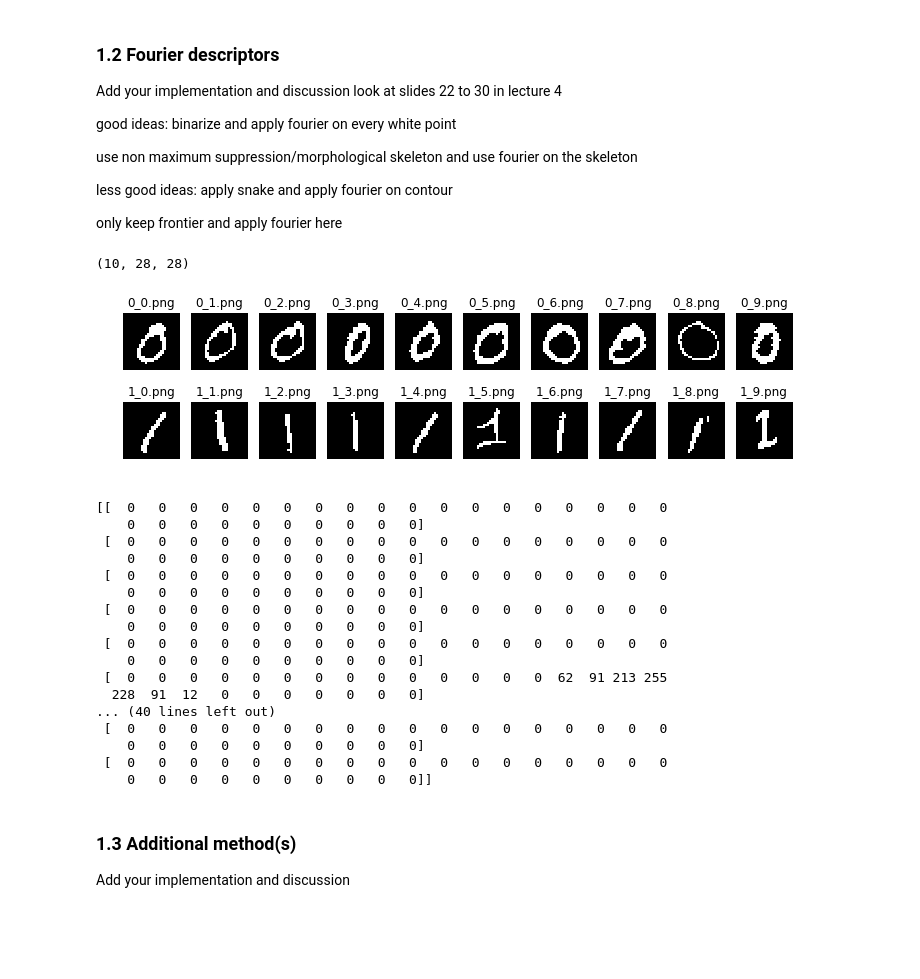
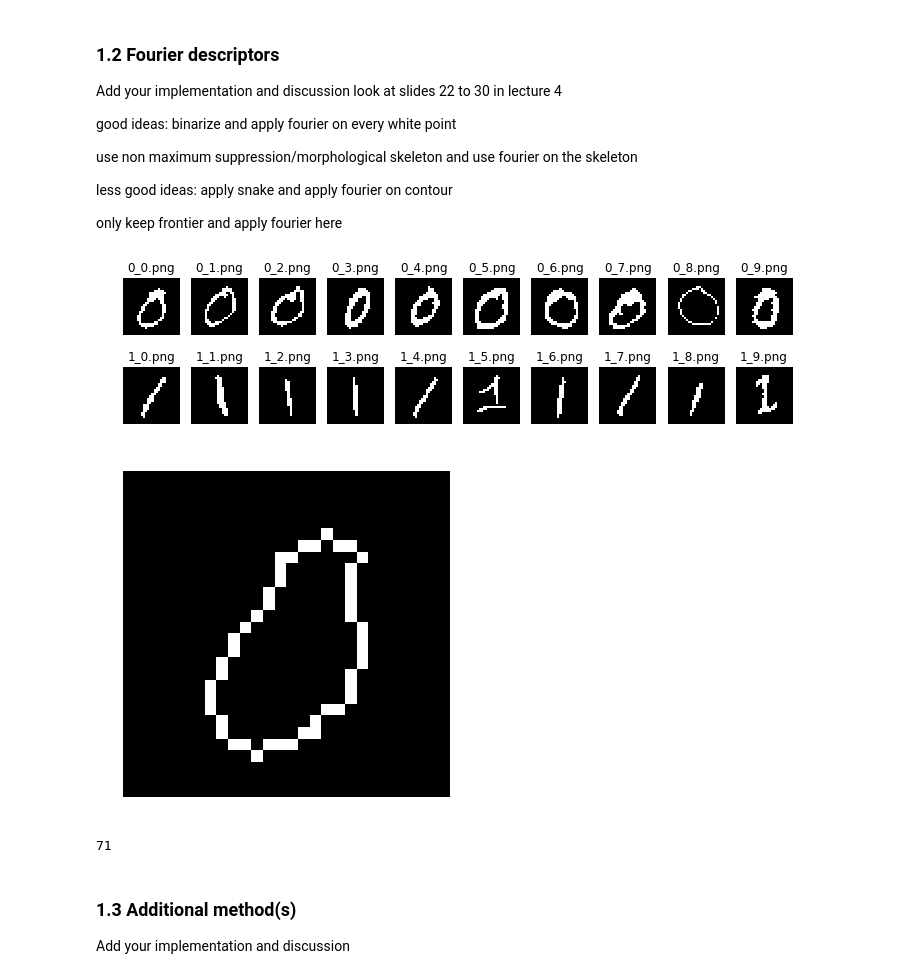
Before and after one commit to hellgheast/Image_analysis, a Jupyter notebook: lab_02_object_description_luca.ipynb, the cells around one changed output. Cells and saved outputs as stored; diff of their text form; code cells hidden in the pictures; blank space fills up the shorter version.

```diff
--- a/lab_02_object_description_luca.ipynb
+++ b/lab_02_object_description_luca.ipynb
@@ -90,73 +90,79 @@ only keep frontier and apply fourier here
 #from scipy.fftpack import fft, ifft
 #
 #fft(zeros_im[0]);
+import numpy as np
+import skimage.measure as mes
 
 #extract number of images and number of pixels
-print(zeros_im.shape)
 N_images, N,tmp = zeros_im.shape
-nb_contour =
+
+
 #binarize images and count number of points to be in descriptor
-thres = 200
+thres = 230
 zeros_im_bin = zeros_im.copy()
 for i in range(0,N_images):
     for j in range(0,N):
         for k in range(0,N):
             if zeros_im_bin[i][j,k] > thres:
                 zeros_im_bin[i][j,k] = 255
             else:
                 zeros_im_bin[i][j,k] = 0
 
 ones_im_bin = ones_im.copy()
 for i in range(0,N_images):
     for j in range(0,N):
         for k in range(0,N):
             if ones_im_bin[i][j,k] > thres:
                 ones_im_bin[i][j,k] = 255
             else:
                 ones_im_bin[i][j,k] = 0
 
 #visualize binarization
 fig, axes = plt.subplots(2, len(zeros_im), figsize=(12, 3))
 for ax, im, nm in zip(axes[0], zeros_im_bin, zeros_names):
     ax.imshow(im, cmap='gray')
     ax.axis('off')
     ax.set_title(nm)
 for ax, im, nm in zip(axes[1], ones_im_bin, ones_names):
     ax.imshow(im, cmap='gray')
     ax.axis('off')
     ax.set_title(nm)
 
-#count number of pixels in
-#apply fourier descriptors on white pixels
+#contour_zeros will be a list of lists of ndarrayw with the coordinates of the contour
+#access it with contour_zeros[im_idx,arra_idx,]
+contour_zeros = []
+contour_ones = []
+for i in range(0,N_images):
+    contour_zeros.append(mes.find_contours(zeros_im_bin[i], 128, fully_connected='high', positive_orientation='low'))
+    contour_ones.append(mes.find_contours(ones_im_bin[i], 128, fully_connected='high', positive_orientation='low'))
 
-for i in range(0,N_images):
-    for j in range(0,N):
-        for k in range(0,N):
-            if zeros_im_bin[i][j,k] == 255:
+zeros_contour_im = np.zeros((N_images,N,N))
+ones_contour_im = np.zeros((N_images,N,N))
+for j in range(0,N_images):
+    for i in range(0,len(contour_zeros[j][0])):
+        zeros_contour_im[j,int(round(contour_zeros[j][0][i,0])),int(round(contour_zeros[j][0][i,1]))] = 255
+    for i in range(0,len(contour_ones[j][0])):
+        ones_contour_im[j,int(round(contour_ones[j][0][i,0])),int(round(contour_ones[j][0][i,1]))] = 255
+
+#visualize one contour
+fig, ax = plt.subplots(1, 1, figsize=(6, 6))
+ax.imshow(zeros_contour_im[0], cmap='gray')
+ax.axis('off')
+plt.show()
+
+#take the smallest contour and downsample the others with scipy.signal.decimate
+
+#when all contours are the same size, take fft
+
+#plot ffts
 # %% [output]
-(10, 28, 28)
 [figure]
+[figure, added]
-# %%
-test = zeros_im.copy()
-print(test[0])
-# %% [output]
-[[  0   0   0   0   0   0   0   0   0   0   0   0   0   0   0   0   0   0
-    0   0   0   0   0   0   0   0   0   0]
- [  0   0   0   0   0   0   0   0   0   0   0   0   0   0   0   0   0   0
-    0   0   0   0   0   0   0   0   0   0]
- [  0   0   0   0   0   0   0   0   0   0   0   0   0   0   0   0   0   0
-    0   0   0   0   0   0   0   0   0   0]
- [  0   0   0   0   0   0   0   0   0   0   0   0   0   0   0   0   0   0
-    0   0   0   0   0   0   0   0   0   0]
- [  0   0   0   0   0   0   0   0   0   0   0   0   0   0   0   0   0   0
-    0   0   0   0   0   0   0   0   0   0]
- [  0   0   0   0   0   0   0   0   0   0   0   0   0   0  62  91 213 255
-  228  91  12   0   0   0   0   0   0   0]
-... (40 lines left out)
- [  0   0   0   0   0   0   0   0   0   0   0   0   0   0   0   0   0   0
-    0   0   0   0   0   0   0   0   0   0]
- [  0   0   0   0   0   0   0   0   0   0   0   0   0   0   0   0   0   0
-    0   0   0   0   0   0   0   0   0   0]]
+# %%
+nb_contour = np.zeros((N_images,N_images),np.uint)
+print(len(contour_zeros[1][0]))
+# %% [output]
+71
 # %% [markdown]
 ### 1.3 Additional method(s)
 Add your implementation and discussion
```
